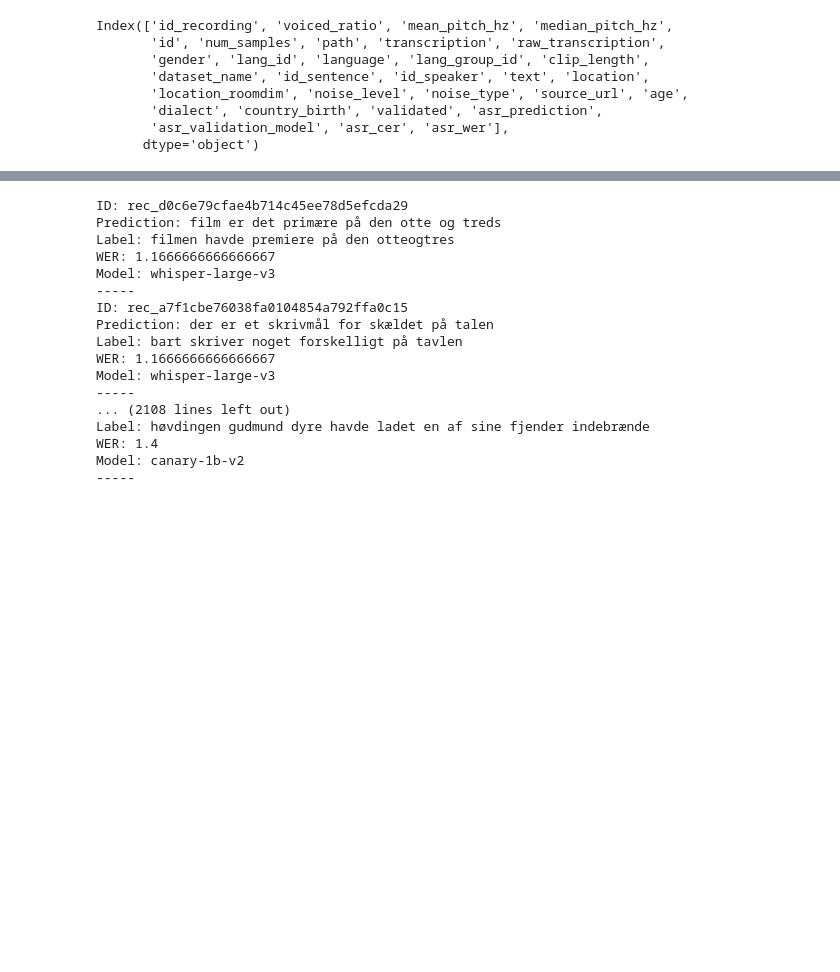
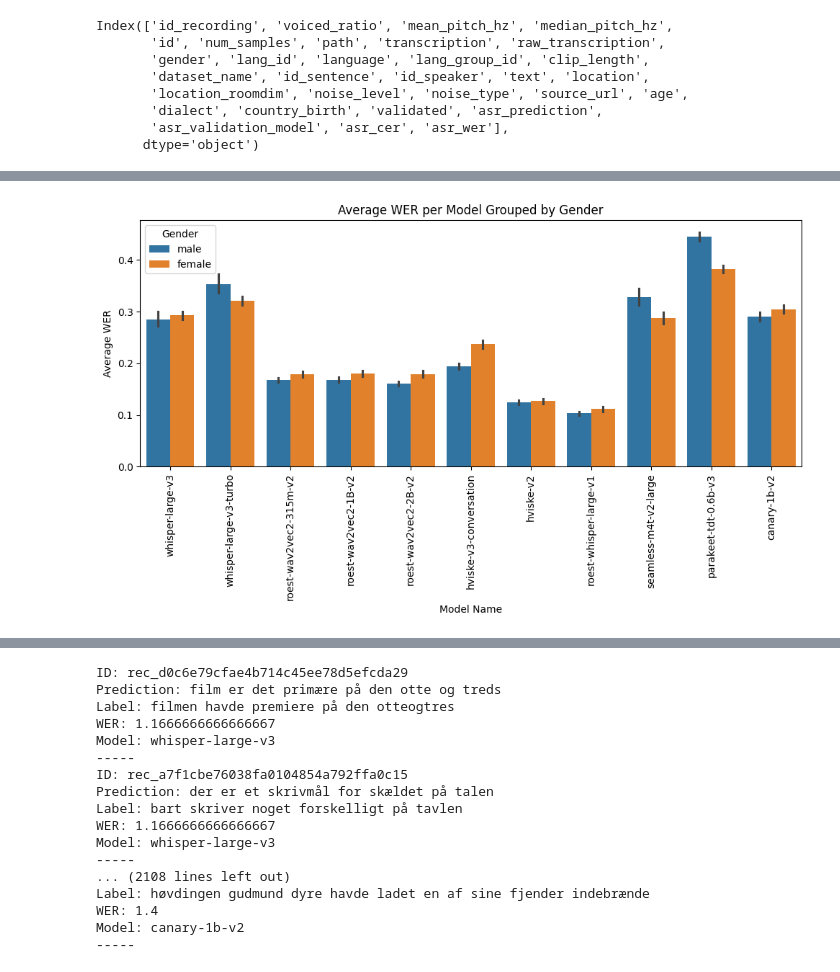
Before and after one commit to jhoffe/master_thesis, a Jupyter notebook: notebooks/evaluate_model.ipynb, the cells around one changed output, grey strips where cells are left out. Saved outputs shown, nothing was run; the diff lists cells and outputs as text; code cells hidden in the pictures; blank space fills up the shorter version.

```diff
--- a/notebooks/evaluate_model.ipynb
+++ b/notebooks/evaluate_model.ipynb
@@ -41,6 +41,9 @@ def load_from_parquet(parquet_path: Path) -> pd.DataFrame:
 
 df = load_from_parquet(Path("../reports/metrics/combined_detailed_results_with_embeddings.parquet"))
 
+# filter to only include fleurs
+df = df[df["dataset_name"] == "coral-v2"]
+
 df.head()
 # %% [output]
 |  | id | prediction | label | clip_length | CER | WER | model | dataset_name | dataset_subset | ... |
@@ -51,0 +56,19 @@ df.head()
+# %%
+# plot avg wer barplot per model grouped by gender
+plt.figure(figsize=(10, 6))
+sns.barplot(
+    data=df,
+    x="model",
+    y="WER",
+    hue="gender",
+    errorbar=('ci', 95)
+)
+plt.title("Average WER per Model Grouped by Gender")
+plt.xlabel("Model Name")
+plt.ylabel("Average WER")
+plt.xticks(rotation=90)
+plt.legend(title="Gender")
+plt.tight_layout()
+plt.show()
+# %% [output]
+[figure, added]
```
Also changed, not shown: parts of 2 cells of this notebook, 3 other files.
